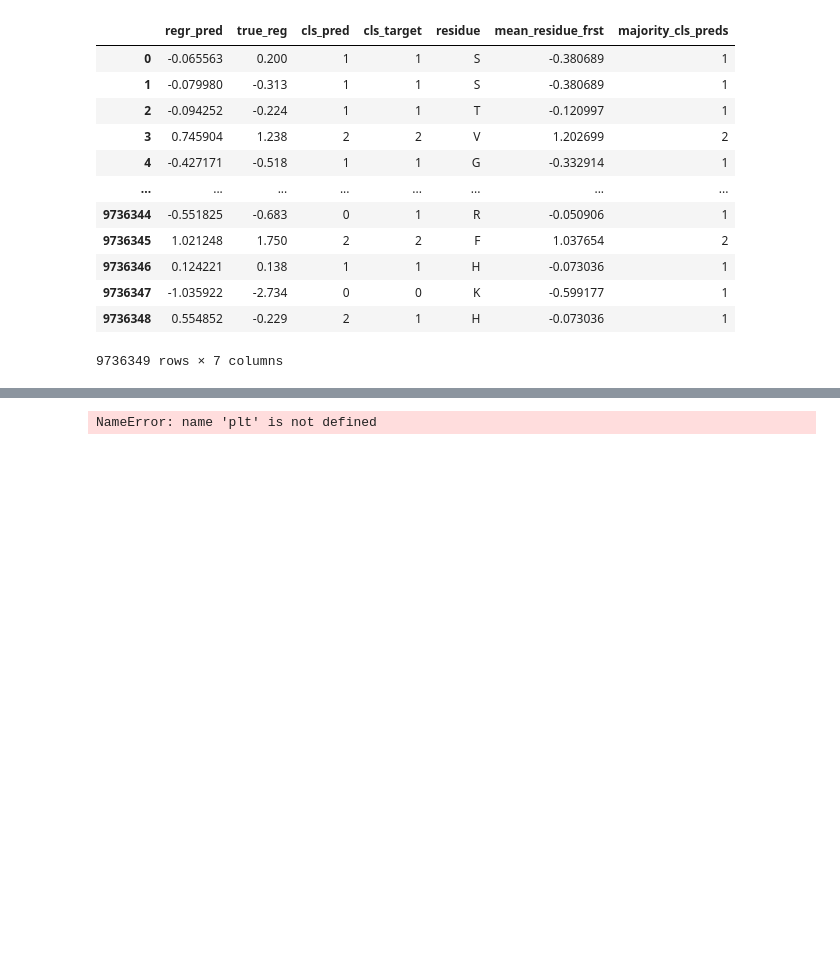
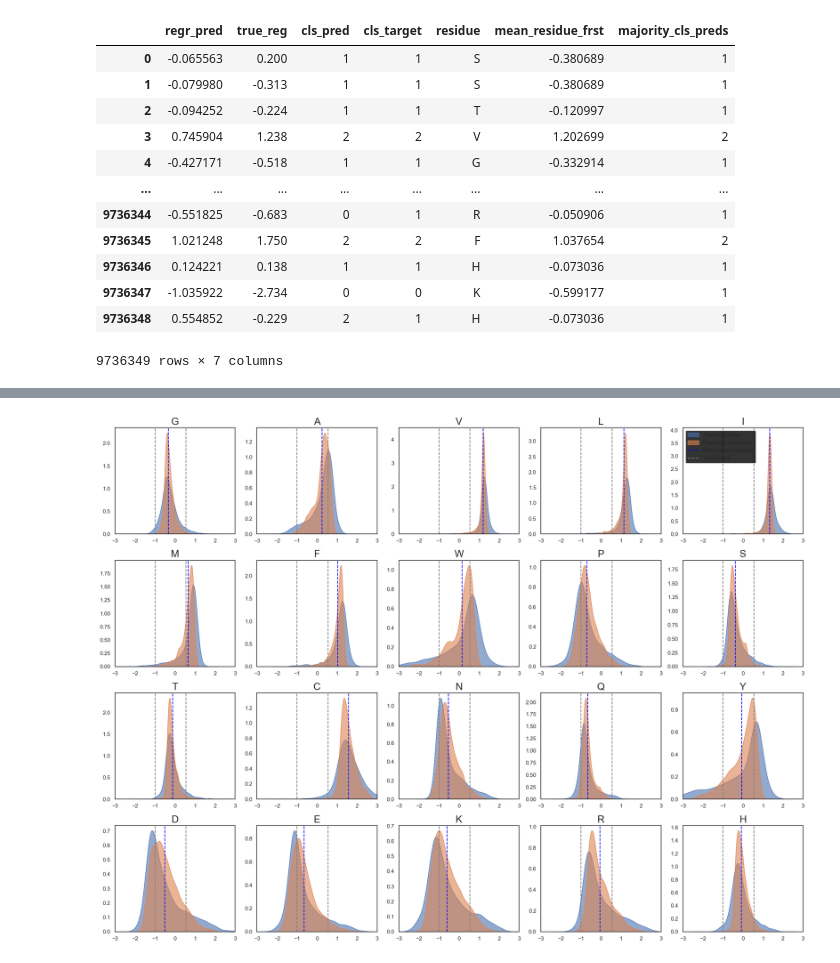
Before and after one commit to leuschjanphilipp/FrustrAI-Seq, a Jupyter notebook: notebooks/ev_mean_predictor.ipynb, the cells around one changed output, grey strips where cells are left out. Saved outputs shown, nothing was run; the diff lists cells and outputs as text; code cells hidden in the pictures; blank space fills up the shorter version.

```diff
--- a/notebooks/ev_mean_predictor.ipynb
+++ b/notebooks/ev_mean_predictor.ipynb
@@ -329,32 +317,33 @@ res_df_sub
 # %%
 #make a fig with 20 subplots 5rows and 4 columns showing jointplots for each residue type
 fig, axes = plt.subplots(4, 5, figsize=(20, 15))
 residues = res_df_sub["residue"].unique()
 residues = ["G", "A", "V", "L", "I", "M", "F", "W", "P", "S", "T", "C", "N", "Q", "Y", "D", "E", "K", "R", "H"]
+plt_legend = False
 for i, residue in enumerate(residues):
     if residue == "I":
         plt_legend = True
     ax = axes[i // 5, i % 5]
     subset = res_df_sub[res_df_sub["residue"] == residue]
     res = subset["residue"].unique()[0]
     sns.kdeplot(data=subset, x="true_reg", ax=ax, color="C0", alpha=0.6, fill=True, label="True frustration")
     sns.kdeplot(data=subset, x="regr_pred", ax=ax, color="C1", alpha=0.6, fill=True, label="Predicted frustration")
     ax.axvline(reg_dict[res]["mean"], color="blue", linestyle="--", label="Mean true frustration")
     ax.axvline(-1, color="gray", linestyle="--", label="Thresholds")
     ax.axvline(0.55, color="gray", linestyle="--")
     ax.set_xlim(-3, 3)
     ax.set_title(f'{residue}', fontsize=20)
 
     #ax.set_xlabel("Frustration")
     #ax.set_ylabel("Density")
     ax.set_xlabel("")
     ax.set_ylabel("")
     if plt_legend:
         plt_legend = False
         ax.legend(fontsize=11, loc="upper left")
 plt.tight_layout()
 plt.show()
 # %% [output]
-NameError: name 'plt' is not defined
+[figure, added]
 # %%
 sns.kdeplot(data=res_df_sub, x="true_reg", color="C0", alpha=0.6, fill=True, label="True frustration")
```
Also changed, not shown: parts of 22 cells of this notebook, 12 other files.
